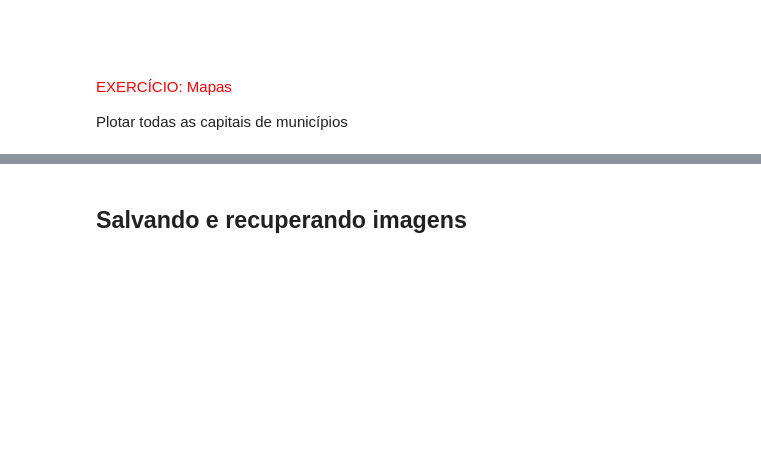
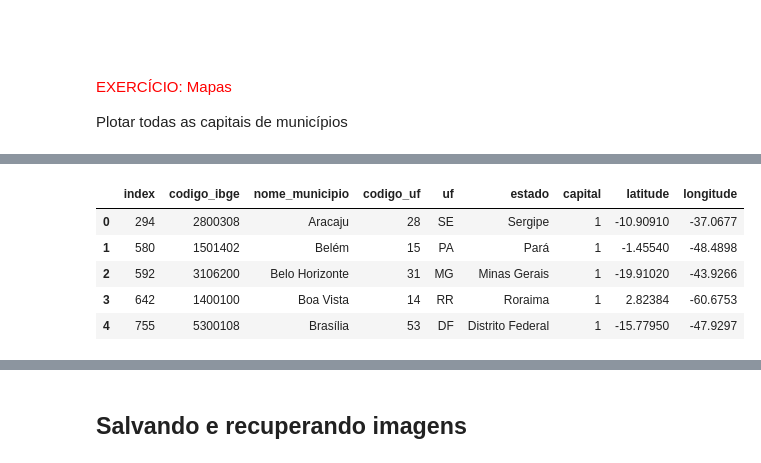
Before and after one commit to Joaomachado69/AI-PMM-ITBI, a Jupyter notebook: an-lise-explorat-ria-de-dados.ipynb, the cells around one changed output, grey strips where cells are left out. Drawn from its saved outputs; the diff is of its cells as text; code cells hidden in the pictures; blank space fills up the shorter version.

```diff
--- a/an-lise-explorat-ria-de-dados.ipynb
+++ b/an-lise-explorat-ria-de-dados.ipynb
@@ -1130,11 +1629,18 @@ os.listdir('../input')
 # %%
-municipios = pd.read_csv('../input/municipiosbrasileiros/municipios_brasileiros.csv')
+municipios = pd.read_csv('/content/drive/MyDrive/AI-PMM-ITBI/municipios_brasileiros.csv')
 if 'Unnamed: 0' in municipios.columns:
     municipios.drop(['Unnamed: 0'], inplace=True, axis=1)
 
 municipios_capital = municipios.loc[municipios.capital==1,:]
 municipios_capital.reset_index(inplace=True)
 municipios_capital.head()
+# %% [output]
+|  | index | codigo_ibge | nome_municipio | codigo_uf | uf | estado | capital | latitude | longitude |
+| 0 | 294 | 2800308 | Aracaju | 28 | SE | Sergipe | 1 | -10.90910 | -37.0677 |
+| 1 | 580 | 1501402 | Belém | 15 | PA | Pará | 1 | -1.45540 | -48.4898 |
+| 2 | 592 | 3106200 | Belo Horizonte | 31 | MG | Minas Gerais | 1 | -19.91020 | -43.9266 |
+| 3 | 642 | 1400100 | Boa Vista | 14 | RR | Roraima | 1 | 2.82384 | -60.6753 |
+| 4 | 755 | 5300108 | Brasília | 53 | DF | Distrito Federal | 1 | -15.77950 | -47.9297 |
 # %%
 fig = plt.figure(figsize=(15, 8))
 m = Basemap(projection='lcc', resolution='c',
```
Also changed, not shown: parts of 105 cells of this notebook.
